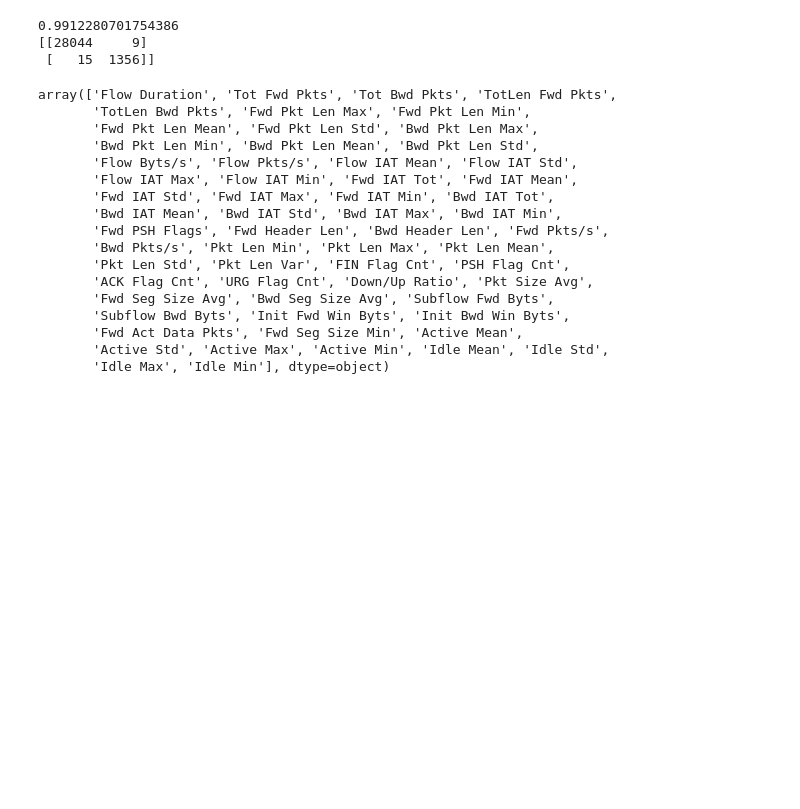
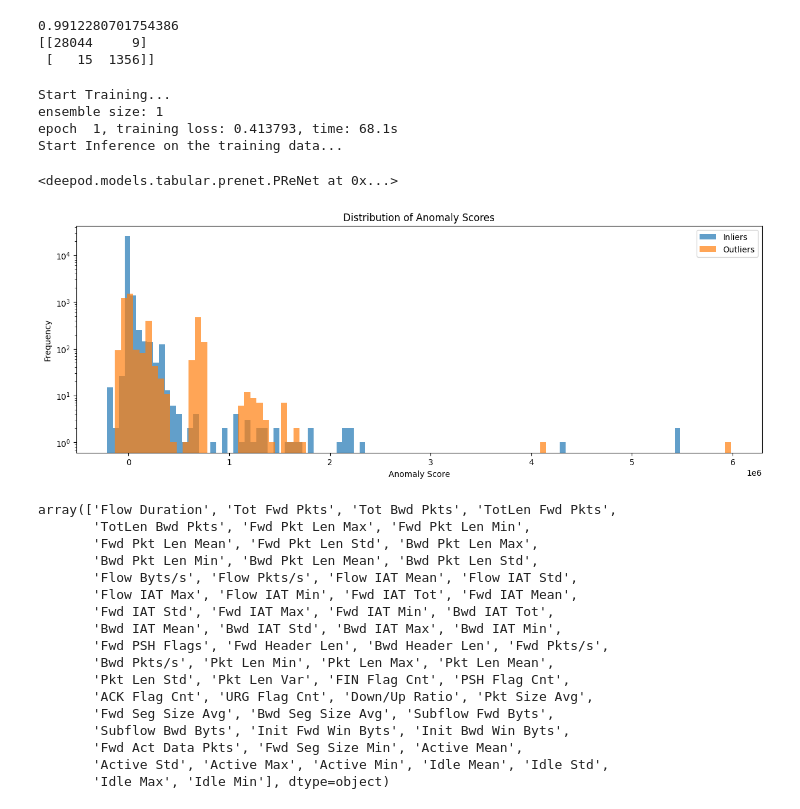
Before and after one commit to VincentSheh/NA_Model_Evaluation, a Jupyter notebook: simulatedcve.ipynb, the cells around one changed output. Cells and saved outputs as stored; diff of their text form; code cells hidden in the pictures; blank space fills up the shorter version.

```diff
--- a/simulatedcve.ipynb
+++ b/simulatedcve.ipynb
@@ -369,6 +384,21 @@ XGBClassifier(base_score=None, booster=None, callbacks=None,
 0.9912280701754386
 [[28044     9]
  [   15  1356]]
+# %%
+gm_model = PReNet
+gm_clf = gm_model( device = 'cuda', verbose=1, epochs=1)
+gm_clf.fit(X=X_train.to_numpy(),y= y_train)
+# %% [output]
+Start Training...
+ensemble size: 1
+epoch  1, training loss: 0.413793, time: 68.1s
+Start Inference on the training data...
+<deepod.models.tabular.prenet.PReNet at 0x...>
+# %%
+anomaly_scores = gm.model.decision_function(X_test.to_numpy())
+plot_anomaly_scores(anomaly_scores, y_test)
+# %% [output]
+[figure, added]
 # %%
 # import joblib
 # joblib.dump(model, 'cic_xgb.joblib')
```
Also changed, not shown: parts of 40 cells of this notebook, 3 other files.
